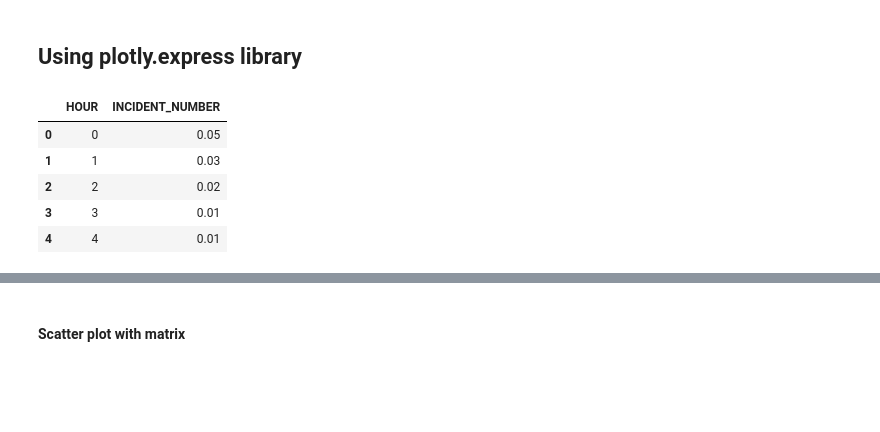
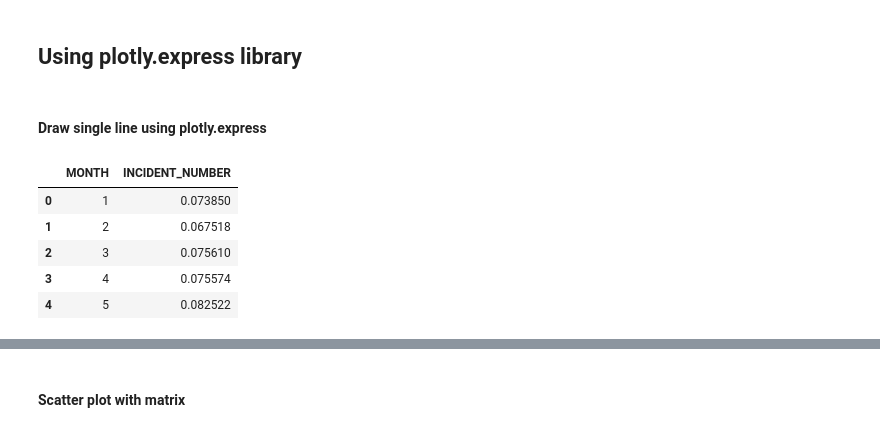
Before and after one commit to tang0614/Introduction-to-plotly.express, a Jupyter notebook: express.ipynb, the cells around one changed output, grey strips where cells are left out. Drawn from its saved outputs; the diff is of its cells as text; code cells hidden in the pictures; blank space fills up the shorter version.

```diff
--- a/express.ipynb
+++ b/express.ipynb
@@ -127,6 +127,6 @@ df['INCIDENT_NUMBER'].nunique()
 # %%
-month_crime = df.groupby('MONTH')['INCIDENT_NUMBER']\
+month_crime = df.groupby(['MONTH'])['INCIDENT_NUMBER']\
     .nunique()\
-    .apply(lambda x: round(x/282517,2))\
+    .apply(lambda x: x/282517)\
     .reset_index()
 # %%
@@ -240,11 +214,13 @@ iplot(fig)
 # %% [markdown]
 ## Using plotly.express library
+# %% [markdown]
+#### Draw single line using plotly.express
 # %%
-hour_crime.head()
+month_crime.head()
 # %% [output]
-|  | HOUR | INCIDENT_NUMBER |
-| 0 | 0 | 0.05 |
-| 1 | 1 | 0.03 |
-| 2 | 2 | 0.02 |
-| 3 | 3 | 0.01 |
-| 4 | 4 | 0.01 |
+|  | MONTH | INCIDENT_NUMBER |
+| 0 | 1 | 0.073850 |
+| 1 | 2 | 0.067518 |
+| 2 | 3 | 0.075610 |
+| 3 | 4 | 0.075574 |
+| 4 | 5 | 0.082522 |
```
Also changed, not shown: parts of 61 cells of this notebook.
